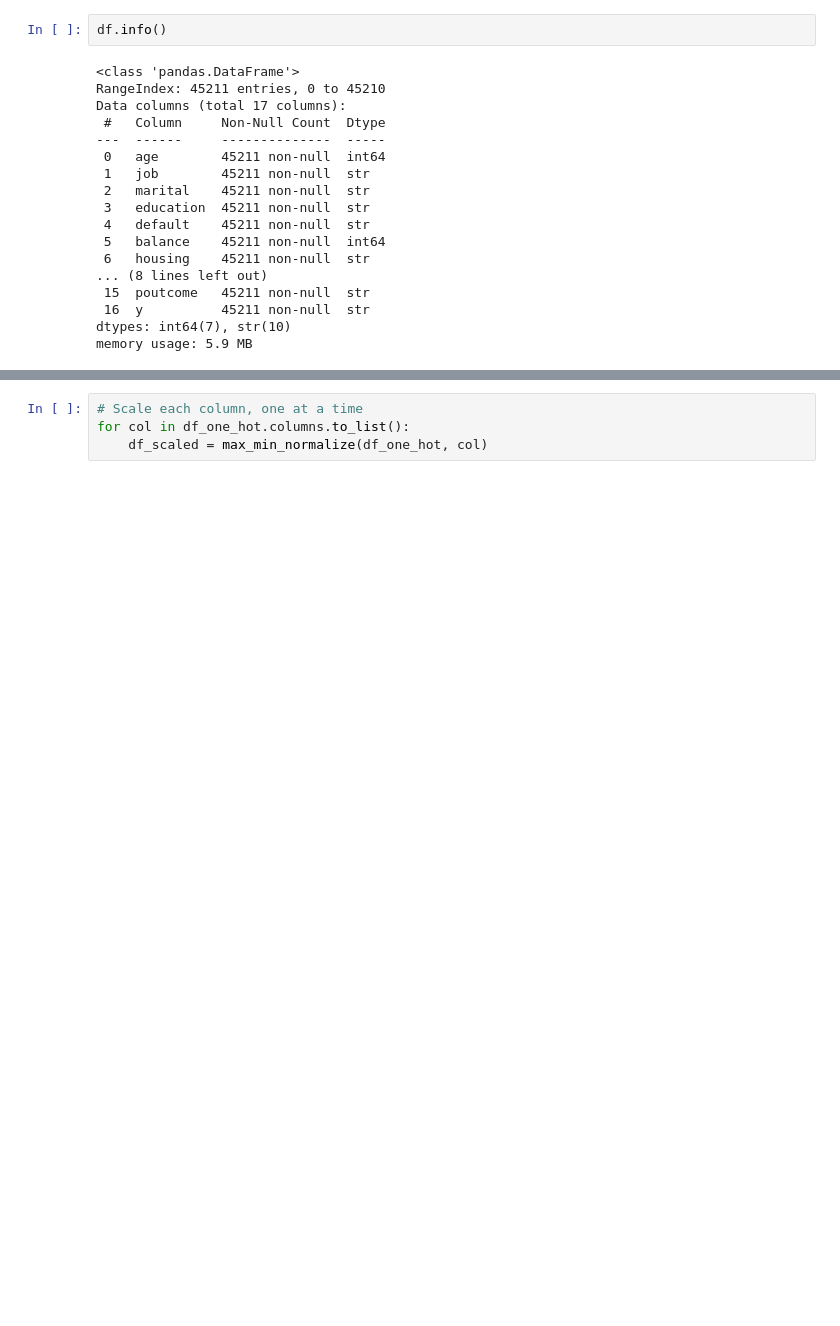
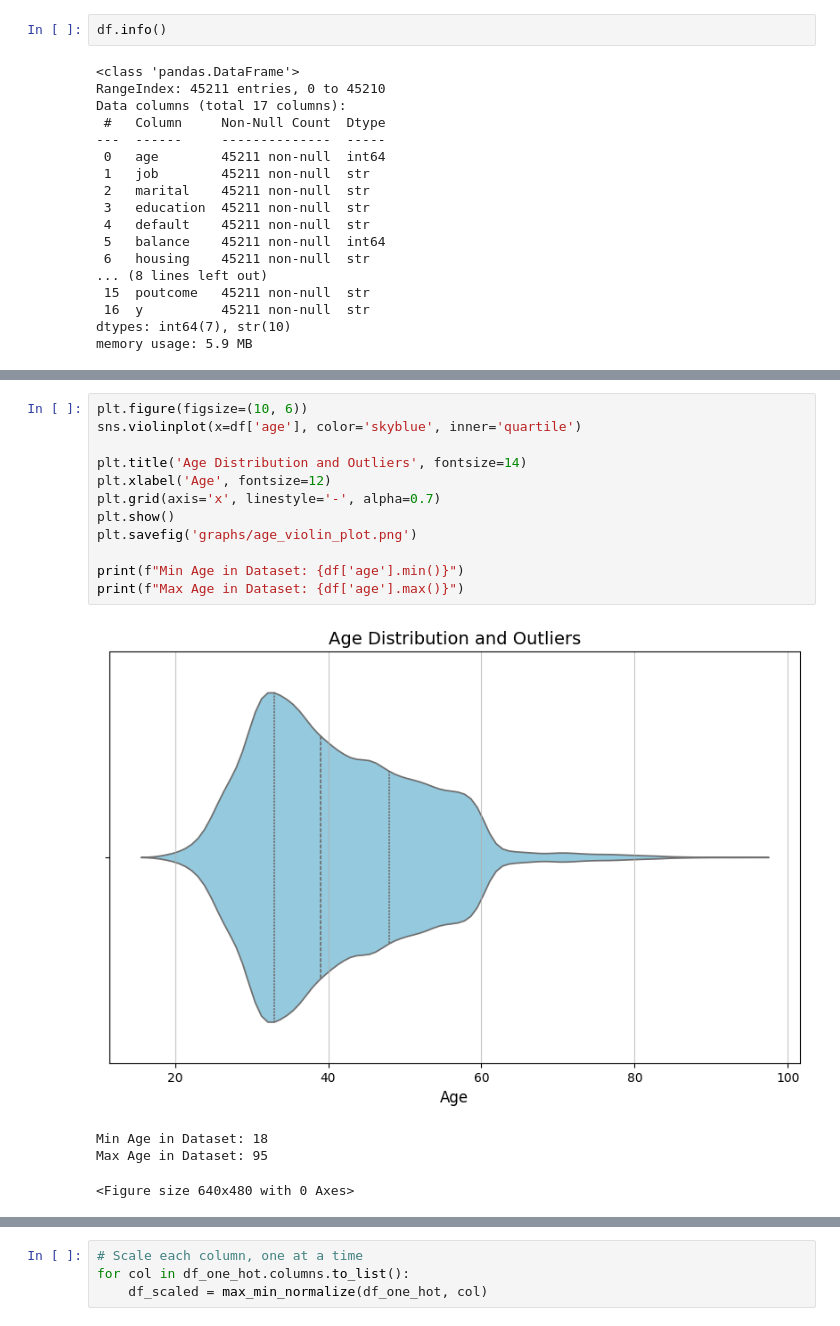
Before and after one commit to daemonchild/cardiffmet-dat6002-artificial-intelligence, a Jupyter notebook: assessment/part_2/1-Data-Preparation.ipynb, the cells around one changed output, grey strips where cells are left out. Cells and saved outputs as stored; diff of their text form; blank space fills up the shorter version.

```diff
--- a/assessment/part_2/1-Data-Preparation.ipynb
+++ b/assessment/part_2/1-Data-Preparation.ipynb
@@ -249,0 +268,17 @@ memory usage: 5.9 MB
+# %%
+plt.figure(figsize=(10, 6))
+sns.violinplot(x=df['age'], color='skyblue', inner='quartile')
+
+plt.title('Age Distribution and Outliers', fontsize=14)
+plt.xlabel('Age', fontsize=12)
+plt.grid(axis='x', linestyle='-', alpha=0.7)
+plt.show()
+plt.savefig('graphs/age_violin_plot.png')
+
+print(f"Min Age in Dataset: {df['age'].min()}")
+print(f"Max Age in Dataset: {df['age'].max()}")
+# %% [output]
+[figure, added]
+Min Age in Dataset: 18
+Max Age in Dataset: 95
+<Figure size 640x480 with 0 Axes>
```
Also changed, not shown: parts of 52 cells of this notebook, 14 other files.
